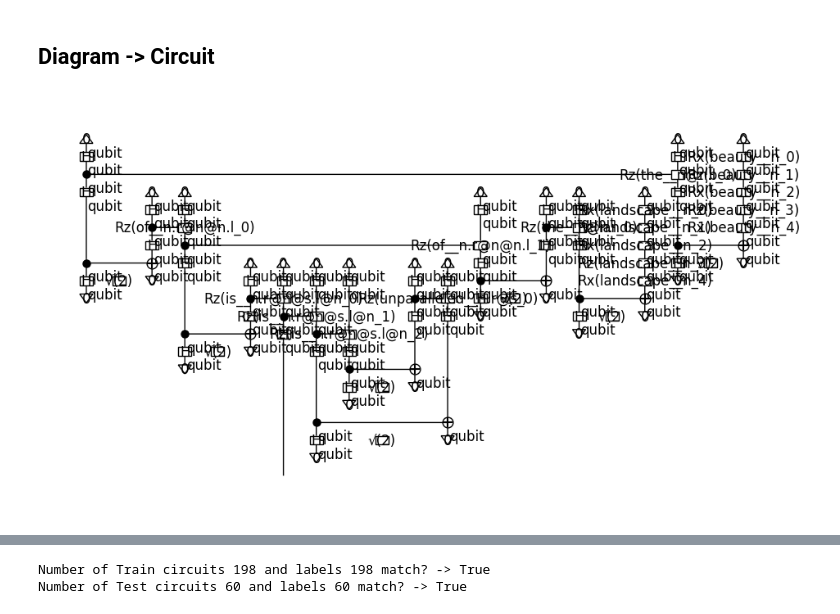
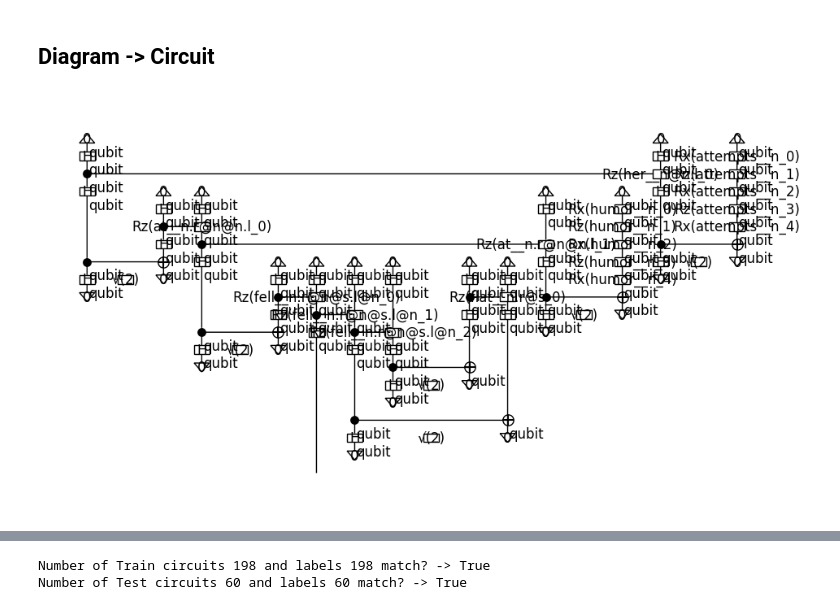
Before and after one commit to Guilli12pm/QNLP, a Jupyter notebook: QNLP_BinaryClass.ipynb, the cells around one changed output, grey strips where cells are left out. Drawn from its saved outputs; the diff is of its cells as text; code cells hidden in the pictures.

Commit message:
pretty circuit

```diff
--- a/QNLP_BinaryClass.ipynb
+++ b/QNLP_BinaryClass.ipynb
@@ -212,6 +212,6 @@ for index,diag in enumerate(test_diagrams_filter):
         #print(e)
 # %%
 # Let us visualise how the circuits look like
-train_circuits[6].draw(figsize=(9, 5), fontsize=12)
+train_circuits[0].draw(figsize=(9, 5), fontsize=12)
 # %% [output]
-[figure, old version]
+[figure, new version]
```
Also changed, not shown: parts of 5 cells of this notebook.
